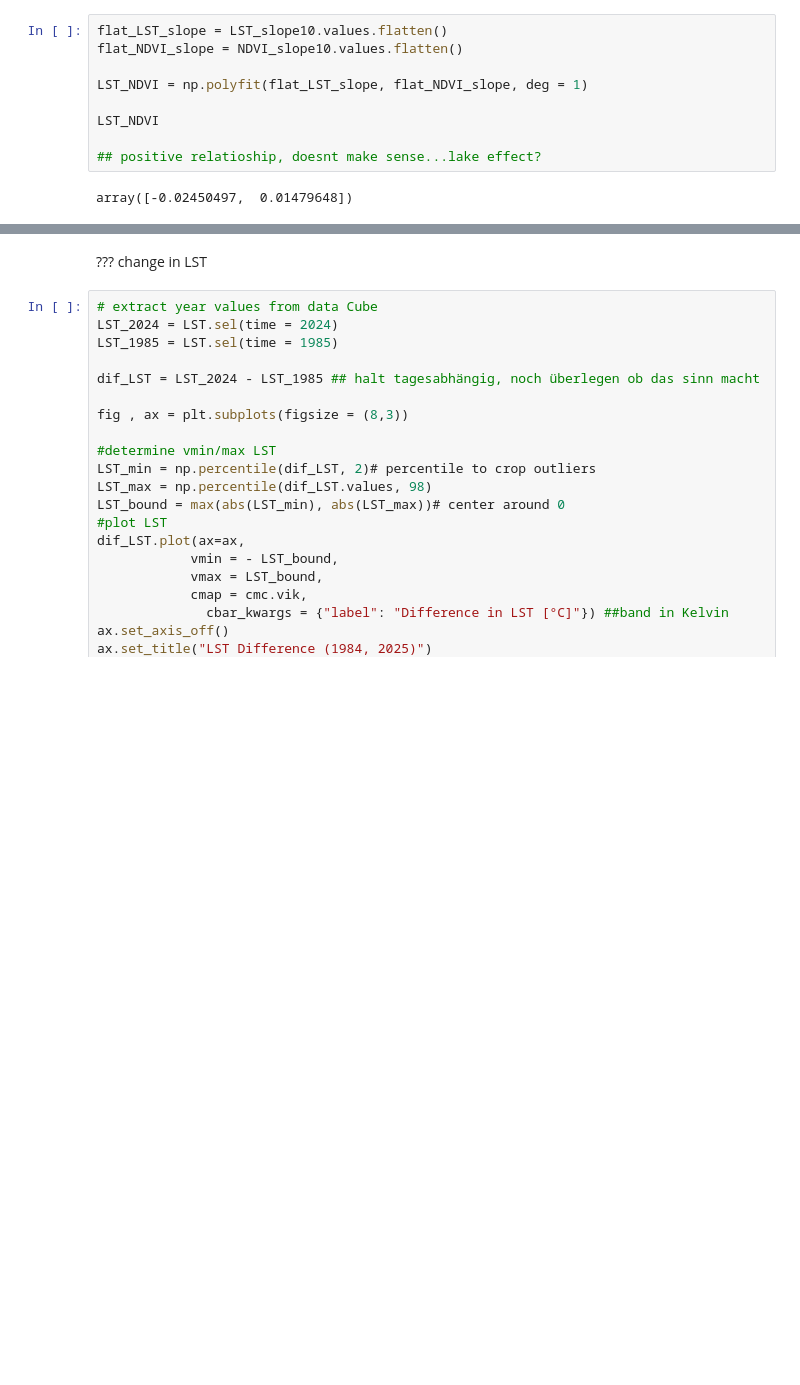
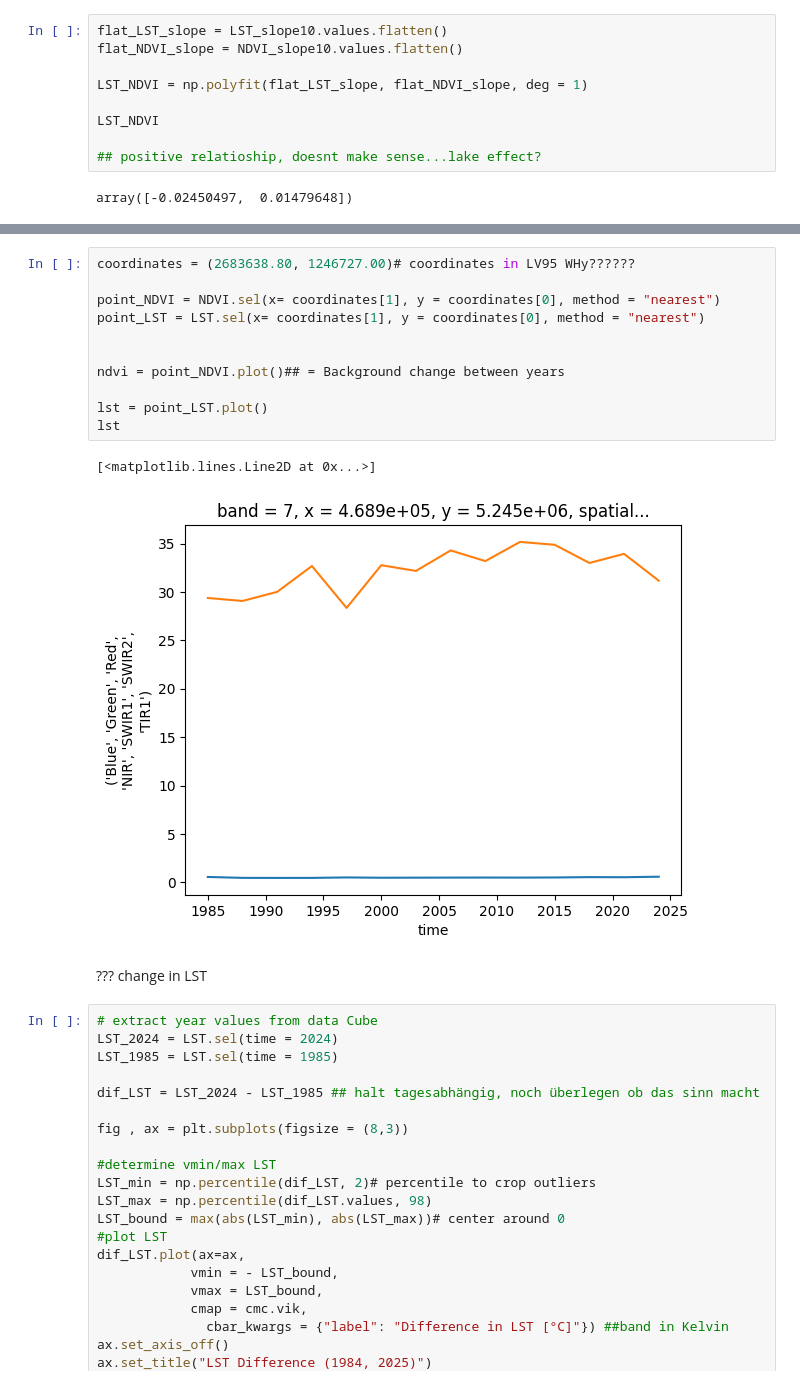
Before and after one commit to MinaKimBebi/Urban_Heat_Zurich_sds210_mbebi, a Jupyter notebook: notebooks/heattrends_in_Zurich.ipynb, the cells around one changed output, grey strips where cells are left out. Saved outputs shown, nothing was run; the diff lists cells and outputs as text; blank space fills up the shorter version.

```diff
--- a/notebooks/heattrends_in_Zurich.ipynb
+++ b/notebooks/heattrends_in_Zurich.ipynb
@@ -210,3 +230,17 @@ places: ZUrich 6lüte platz coordinate: 47° 21′ 57.64″ N 8° 32′ 44.91″
+# %%
+coordinates = (2683638.80, 1246727.00)# coordinates in LV95 WHy??????
+
+point_NDVI = NDVI.sel(x= coordinates[1], y = coordinates[0], method = "nearest")
+point_LST = LST.sel(x= coordinates[1], y = coordinates[0], method = "nearest")
+
+
+ndvi = point_NDVI.plot()## = Background change between years
+
+lst = point_LST.plot()
+lst
+# %% [output]
+[<matplotlib.lines.Line2D at 0x...>]
+[figure, added]
 # %% [markdown]
 ??? change in LST
 # %%
```
Also changed, not shown: parts of 7 cells of this notebook.
